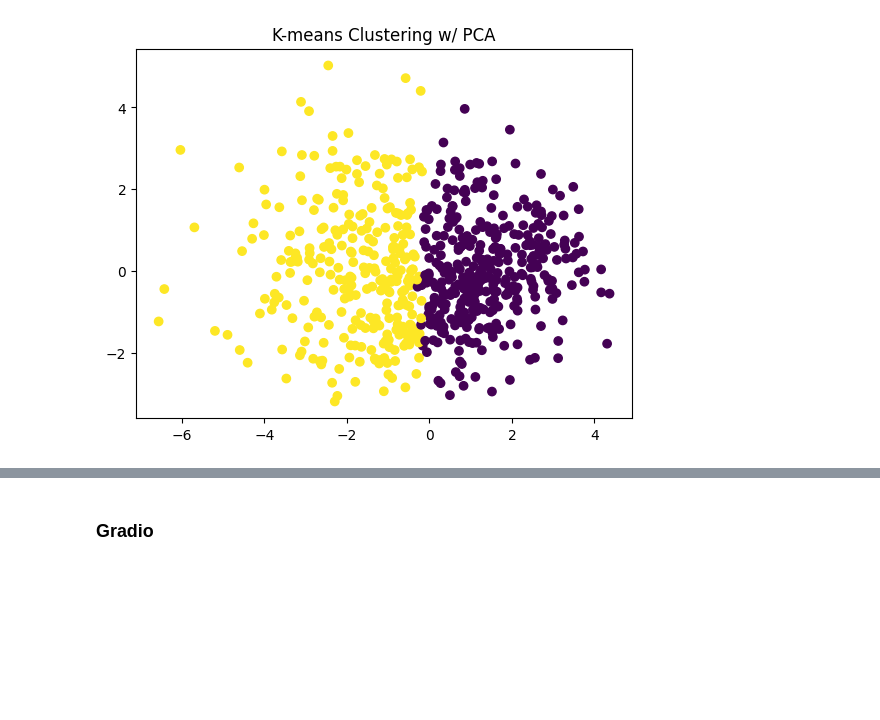
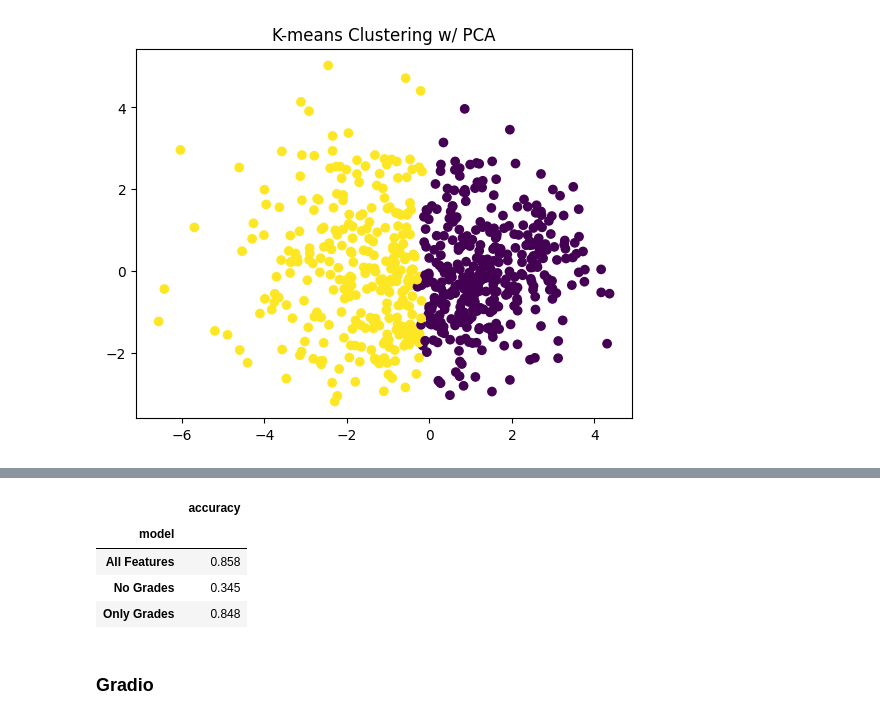
Before and after one commit to matthewkenely/ics5110, a Jupyter notebook: notebook/App.ipynb, the cells around one changed output, grey strips where cells are left out. Cells and saved outputs as stored; diff of their text form; code cells hidden in the pictures; blank space fills up the shorter version.

Commit message:
Added LR implementation and gradio

```diff
--- a/notebook/App.ipynb
+++ b/notebook/App.ipynb
@@ -377,0 +398,19 @@ with open('../gradio/kmc_gradio/models/kmc_model.pkl', 'wb') as f:
+# %%
+# 3 logistic regression models trained on different sets of features
+linear_regression_all = LinearRegression()
+linear_regression_no_grades = LinearRegression()
+linear_regression_only_grades = LinearRegression()
+# %%
+linear_regression_all.fit(X_all, y)
+linear_regression_no_grades.fit(X_no_grades, y)
+linear_regression_only_grades.fit(X_only_grades, y)
+
+# Save to pickle for gradio
+with open('../gradio/lr_gradio/models/linear_regression_all.pkl', 'wb') as f:
+    pickle.dump(linear_regression_all, f)
+
+with open('../gradio/lr_gradio/models/linear_regression_no_grades.pkl', 'wb') as f:
+    pickle.dump(linear_regression_no_grades, f)
+
+with open('../gradio/lr_gradio/models/linear_regression_only_grades.pkl', 'wb') as f:
+    pickle.dump(linear_regression_only_grades, f)
@@ -378,3 +421,24 @@ with open('../gradio/kmc_gradio/models/kmc_model.pkl', 'wb') as f:
+# %%
+accuracy_all = linear_regression_all.score(X_all, y)
+accuracy_no_grades = linear_regression_no_grades.score(X_no_grades, y)
+accuracy_only_grades = linear_regression_only_grades.score(X_only_grades, y)
+# %%
+results_df = pd.DataFrame({
+    'model': ['All Features', 'No Grades', 'Only Grades'],
+    'accuracy': [accuracy_all, accuracy_no_grades, accuracy_only_grades]
+    })
+
+results_df['accuracy'] = results_df['accuracy'].apply(lambda x: round(x, 3))
+
+results_df.set_index('model', inplace=True)
+# %%
+results_df
+# %% [output]
+|  | accuracy |
+| model |  |
+| All Features | 0.858 |
+| No Grades | 0.345 |
+| Only Grades | 0.848 |
 # %% [markdown]
 ### **Gradio**
 # %% [markdown]
```
Also changed, not shown: parts of 10 cells of this notebook, 5 other files.
